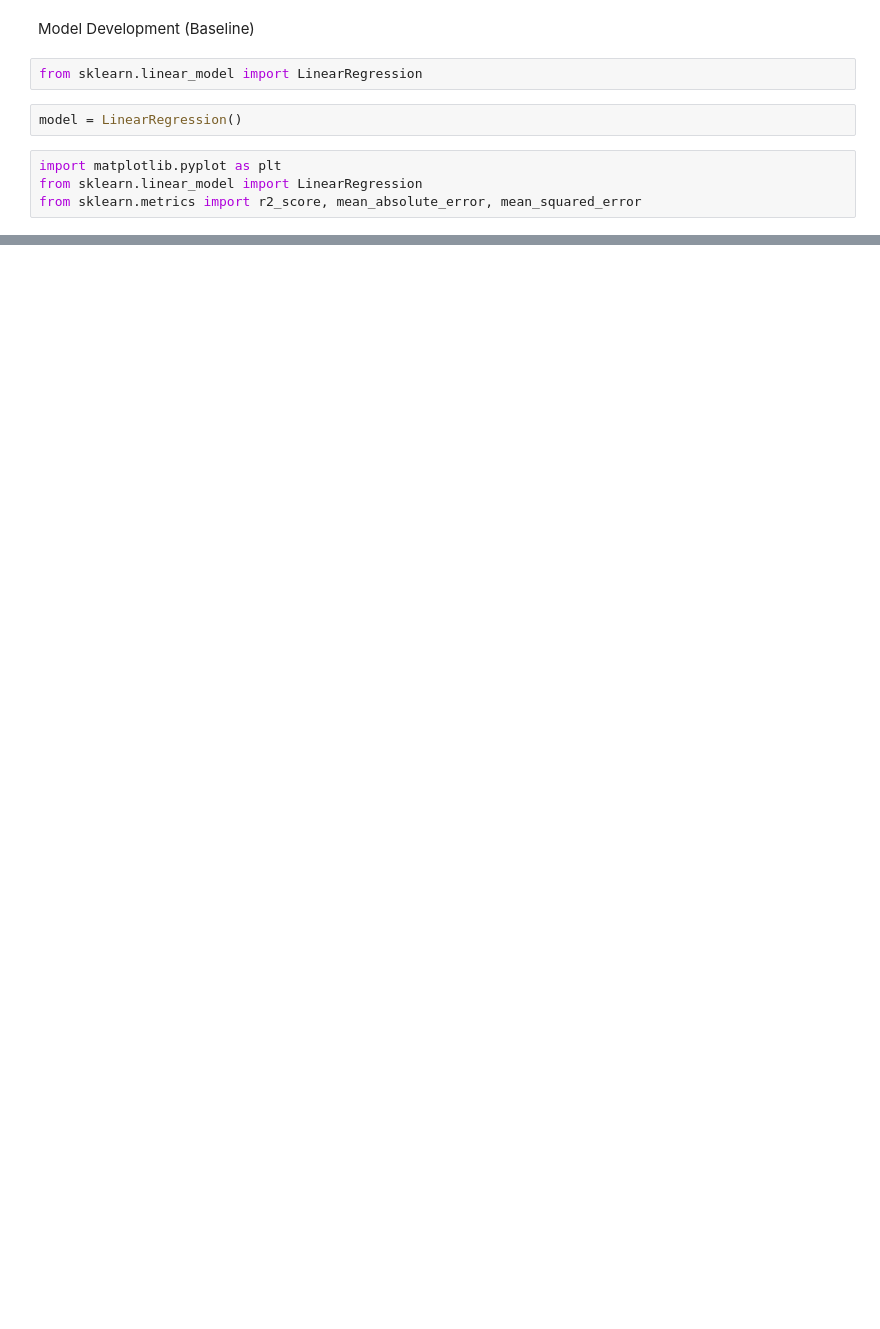
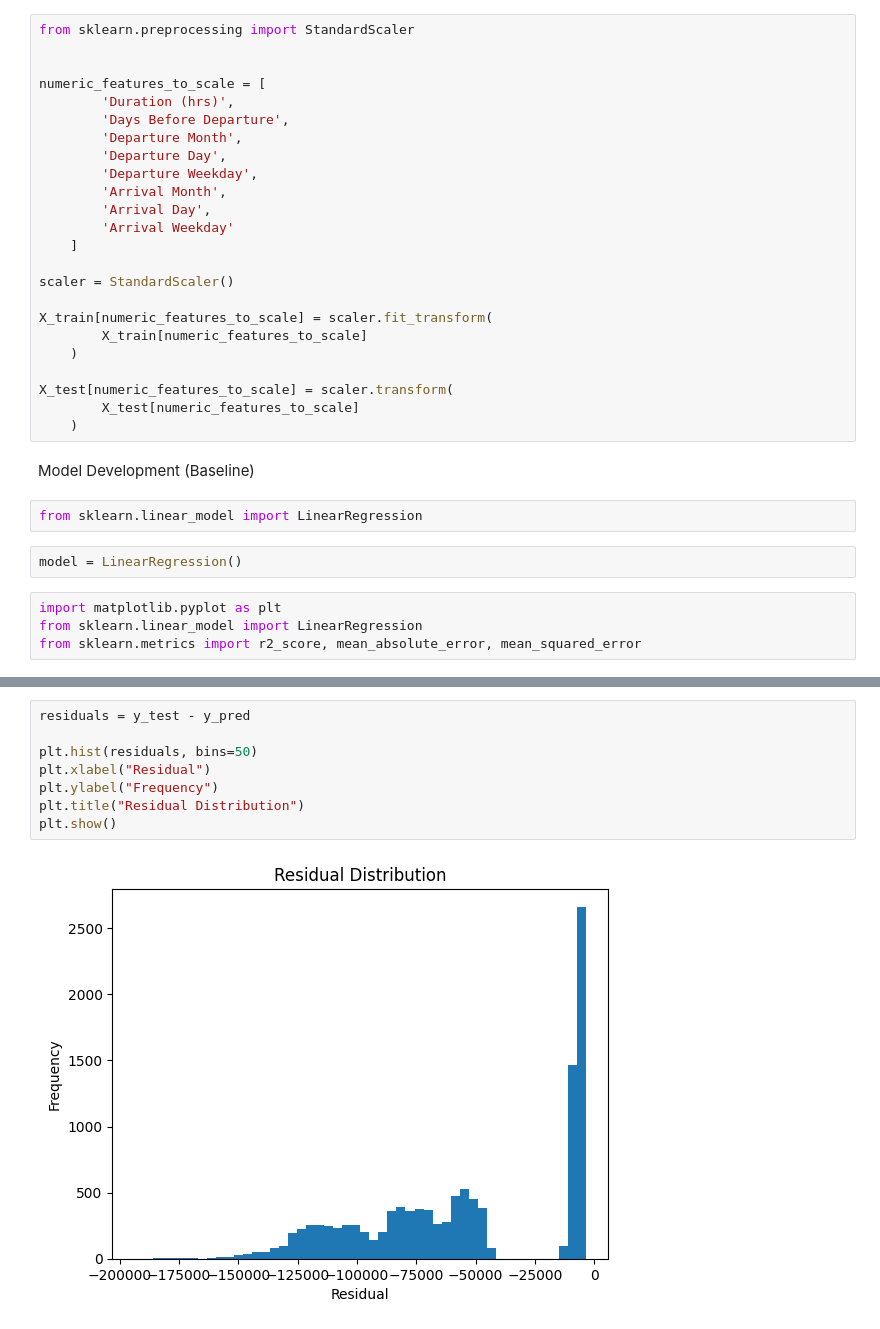
Before and after one commit to Jerry-Khobby/Flight-Fare-Prediction-Using-Machine-Learning, a Jupyter notebook: notebooks/data-cleaning.ipynb, the cells around one changed output, grey strips where cells are left out. Saved outputs shown, nothing was run; the diff lists cells and outputs as text; blank space fills up the shorter version.

```diff
--- a/notebooks/data-cleaning.ipynb
+++ b/notebooks/data-cleaning.ipynb
@@ -564,3 +591,27 @@ Testing set: (11400, 69)
+# %%
+from sklearn.preprocessing import StandardScaler
+
+
+numeric_features_to_scale = [
+        'Duration (hrs)',
+        'Days Before Departure',
+        'Departure Month',
+        'Departure Day',
+        'Departure Weekday',
+        'Arrival Month',
+        'Arrival Day',
+        'Arrival Weekday'
+    ]
+
+scaler = StandardScaler()
+
+X_train[numeric_features_to_scale] = scaler.fit_transform(
+        X_train[numeric_features_to_scale]
+    )
+
+X_test[numeric_features_to_scale] = scaler.transform(
+        X_test[numeric_features_to_scale]
+    )
 # %% [markdown]
 Model Development (Baseline)
 # %%
@@ -634,0 +667,10 @@ RMSE: 0.00
+# %%
+residuals = y_test - y_pred
+
+plt.hist(residuals, bins=50)
+plt.xlabel("Residual")
+plt.ylabel("Frequency")
+plt.title("Residual Distribution")
+plt.show()
+# %% [output]
+[figure, added]
```
Also changed, not shown: parts of 17 cells of this notebook, 40 other files.
